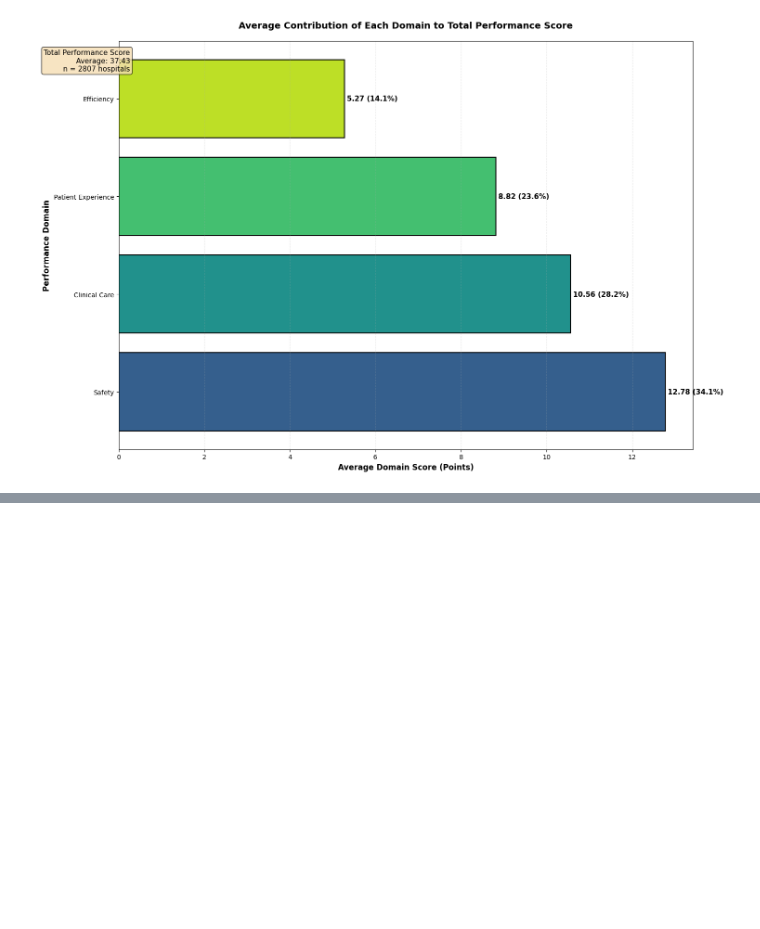
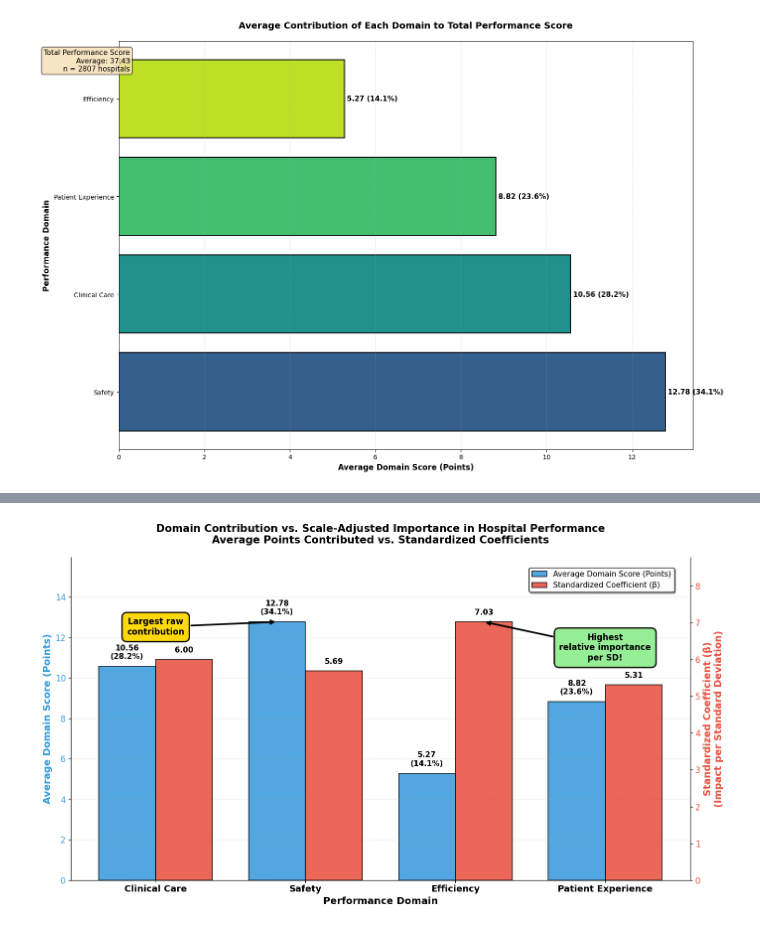
Before and after one commit to 4uroraL1g/HTM737-homework-an, a Jupyter notebook: final_report/report.ipynb, the cells around one changed output, grey strips where cells are left out. Cells and saved outputs as stored; diff of their text form; code cells hidden in the pictures; blank space fills up the shorter version.

```diff
--- a/final_report/report.ipynb
+++ b/final_report/report.ipynb
@@ -723,0 +905,93 @@ Efficiency          : Avg =   5.27, Contribution = 14.09%, Std =  7.03
+# %%
+# CHART 5: Contribution vs. Standardized Importance
+
+fig, ax1 = plt.subplots(figsize=(14, 8))
+
+x = np.arange(len(domains_display))
+width = 0.38
+
+# Primary axis - Average contribution (BLUE)
+bars1 = ax1.bar(x - width/2, avg_vals, width,
+                label='Average Domain Score (Points)',
+                color='#3498db', alpha=0.85, edgecolor='black', linewidth=1.2)
+ax1.set_ylabel('Average Domain Score (Points)', fontsize=14, fontweight='bold', color='#3498db')
+ax1.set_xlabel('Performance Domain', fontsize=14, fontweight='bold')
+ax1.set_ylim(0, max(avg_vals) * 1.25)
+ax1.tick_params(axis='y', labelsize=12, labelcolor='#3498db')
+
+# Add percentage labels on blue bars
+for i, (bar, pct) in enumerate(zip(bars1, pct_vals)):
+    height = bar.get_height()
+    ax1.text(bar.get_x() + bar.get_width()/2, height + 0.3,
+             f'{height:.2f}\n({pct:.1f}%)',
+             ha='center', va='bottom', fontsize=11, fontweight='bold')
+
+# Secondary axis - Standardized coefficients (RED)
+ax2 = ax1.twinx()
+bars2 = ax2.bar(x + width/2, std_coefs, width,
+                label='Standardized Coefficient (β)',
+                color='#e74c3c', alpha=0.85, edgecolor='black', linewidth=1.2)
+ax2.set_ylabel('Standardized Coefficient (β)\n(Impact per Standard Deviation)',
+               fontsize=14, fontweight='bold', color='#e74c3c')
+ax2.set_ylim(0, max(std_coefs) * 1.25)
+ax2.tick_params(axis='y', labelsize=12, labelcolor='#e74c3c')
+
+# Add coefficient labels on red bars
+for bar, coef in zip(bars2, std_coefs):
+    height = bar.get_height()
+    ax2.text(bar.get_x() + bar.get_width()/2, height + 0.15,
+             f'{coef:.2f}',
+             ha='center', va='bottom', fontsize=11, fontweight='bold')
+
+# Formatting
+ax1.set_xticks(x)
+ax1.set_xticklabels(domains_display, fontsize=13, fontweight='bold')
+ax1.spines['top'].set_visible(False)
+ax2.spines['top'].set_visible(False)
+ax1.grid(axis='y', alpha=0.3, linestyle='--')
+
+# Title name
+plt.title('Domain Contribution vs. Scale-Adjusted Importance in Hospital Performance\n' +
+          'Average Points Contributed vs. Standardized Coefficients',
+          fontsize=15, fontweight='bold', pad=20)
+
+# Combined legend
+lines1, labels1 = ax1.get_legend_handles_labels() # Get legend from ax1
+lines2, labels2 = ax2.get_legend_handles_labels() # Get legend from ax2
+ax1.legend(lines1 + lines2, labels1 + labels2,
+           loc='upper right',
+           fontsize=11,
+           frameon=True,
+           shadow=True,
+           framealpha=0.98,
+           edgecolor='black',
+           fancybox=True,
+           bbox_to_anchor=(0.98, 0.98))  # Fine-tune position
+
+# Annotations with correct interpretation
+max_contrib_idx = avg_vals.index(max(avg_vals))  # Index of highest average contribution
+max_coef_idx = list(std_coefs).index(max(std_coefs))  # Index of highest standardized coefficient
+
+# Annotate Safety (highest contribution)
+ax1.annotate('Largest raw\ncontribution',
+             xy=(max_contrib_idx - width/2, avg_vals[max_contrib_idx]),
+             xytext=(max_contrib_idx - 1.0, max(avg_vals) * 0.95),  # Adjusted position
+             arrowprops=dict(arrowstyle='->', color='black', lw=2.5),
+             fontsize=12, ha='center', fontweight='bold',
+             bbox=dict(boxstyle='round,pad=0.6', facecolor='#FFD700',
+                      alpha=0.95, edgecolor='black', linewidth=2))
+
+# Annotate Efficiency (highest standardized coefficient)
+ax2.annotate('Highest\nrelative importance\nper SD!',
+             xy=(max_coef_idx + width/2, std_coefs[max_coef_idx]),
+             xytext=(max_coef_idx + 1.0, max(std_coefs) * 0.85),  # Adjusted position
+             arrowprops=dict(arrowstyle='->', color='black', lw=2.5),
+             fontsize=12, ha='center', fontweight='bold',
+             bbox=dict(boxstyle='round,pad=0.6', facecolor='#90EE90',
+                      alpha=0.95, edgecolor='black', linewidth=2))
+
+plt.tight_layout()
+plt.savefig('domain_contribution_vs_importance_corrected.png', dpi=300, bbox_inches='tight')
+plt.show()
+# %% [output]
+[figure, added]
```
Also changed, not shown: parts of 9 cells of this notebook, 6 other files.
